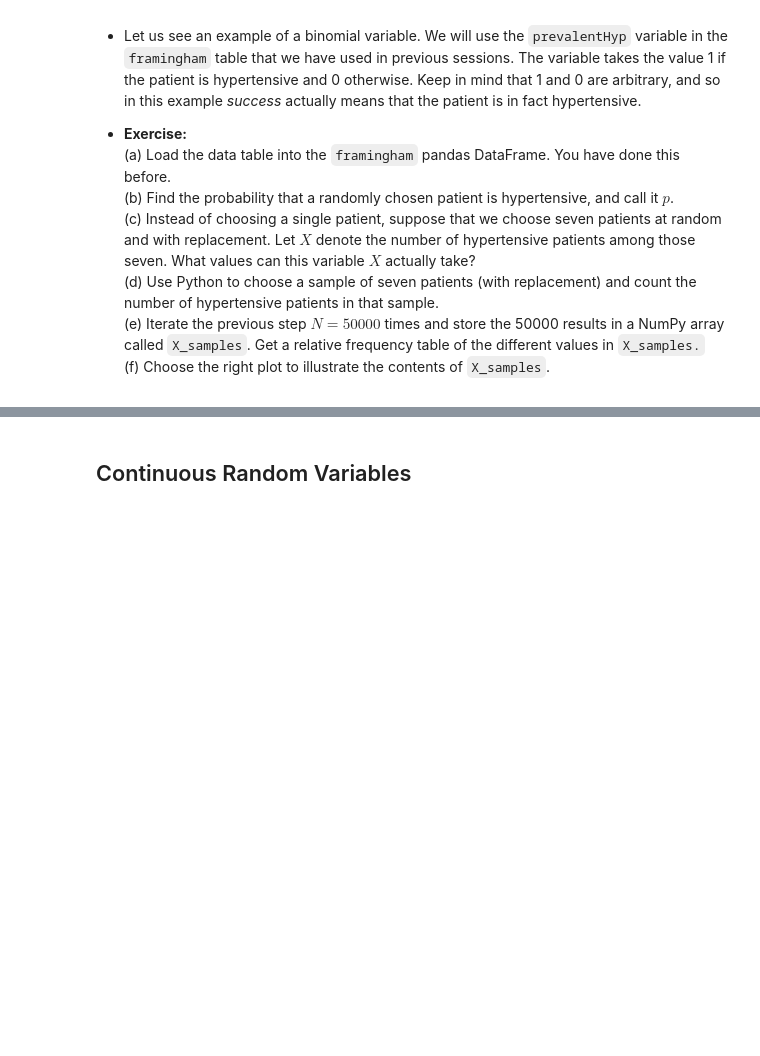
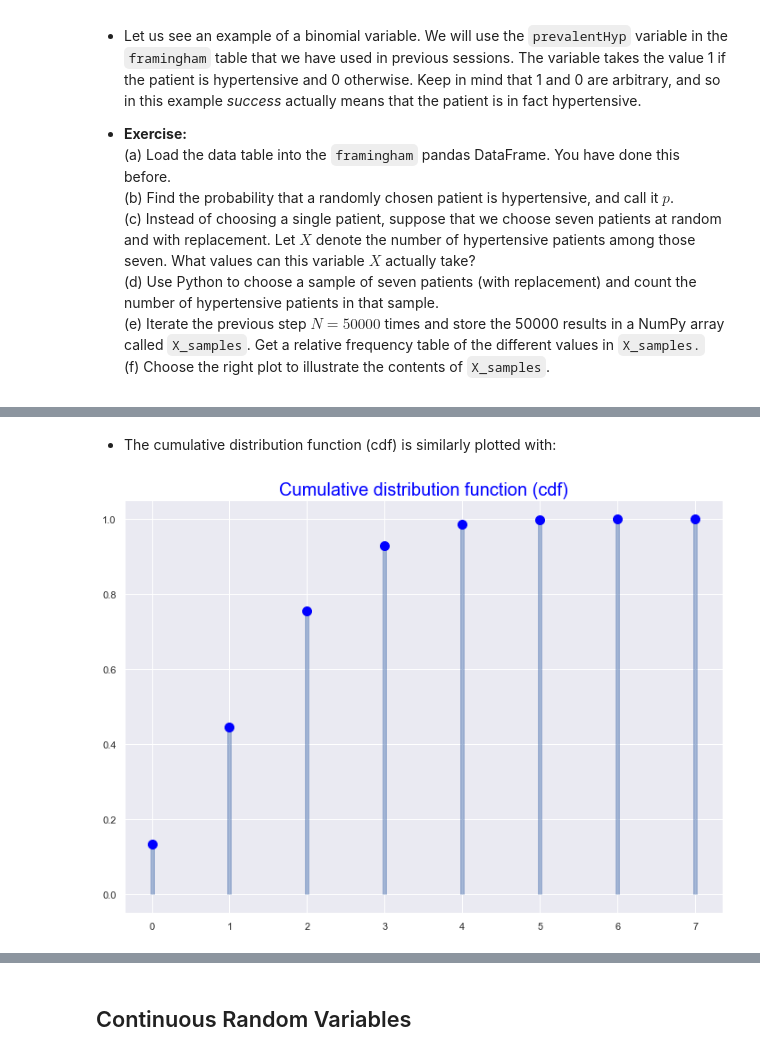
Before and after one commit to mbdfmad/fmad2223, a Jupyter notebook: 04 Random Variables.ipynb, the cells around one changed output, grey strips where cells are left out. Cells and saved outputs as stored; diff of their text form; code cells hidden in the pictures; blank space fills up the shorter version.

```diff
--- a/04 Random Variables.ipynb
+++ b/04 Random Variables.ipynb
@@ -254,0 +333,12 @@ where $k! = k\cdot(k - 1)\cdot(k - 2)\cdot\,\cdots\,\cdot 2\cdot 1$ is the facto
+# %% [markdown]
++ The cumulative distribution function (cdf) is similarly plotted with:
+# %%
+fig, ax = plt.subplots(1, 1)
+x = np.arange(start = 0, stop = n + 1, step = 1)
+# We replace probabilities with cumulative probabilities
+cumul_probs_x = stats.binom.cdf(x, n, p)
+ax.vlines(x, ymin = 0, ymax = cumul_probs_x, colors='b', lw=5, alpha=0.5)
+ax.plot(x, cumul_probs_x, linestyle = '', marker = 'o', color ='blue', markersize=10)
+getPlot = ax.set_title("Cumulative distribution function (cdf)", fontsize=20, color="blue")
+# %% [output]
+[figure, added]
```
Also changed, not shown: parts of 32 cells of this notebook, 3 other files.
